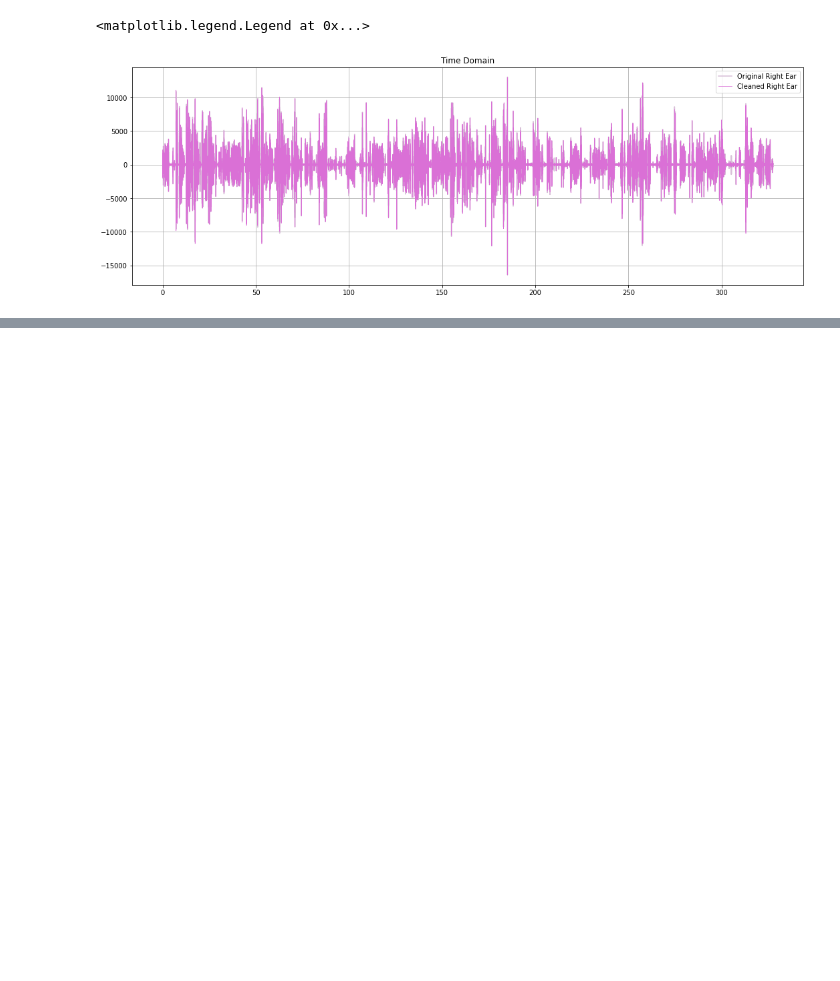
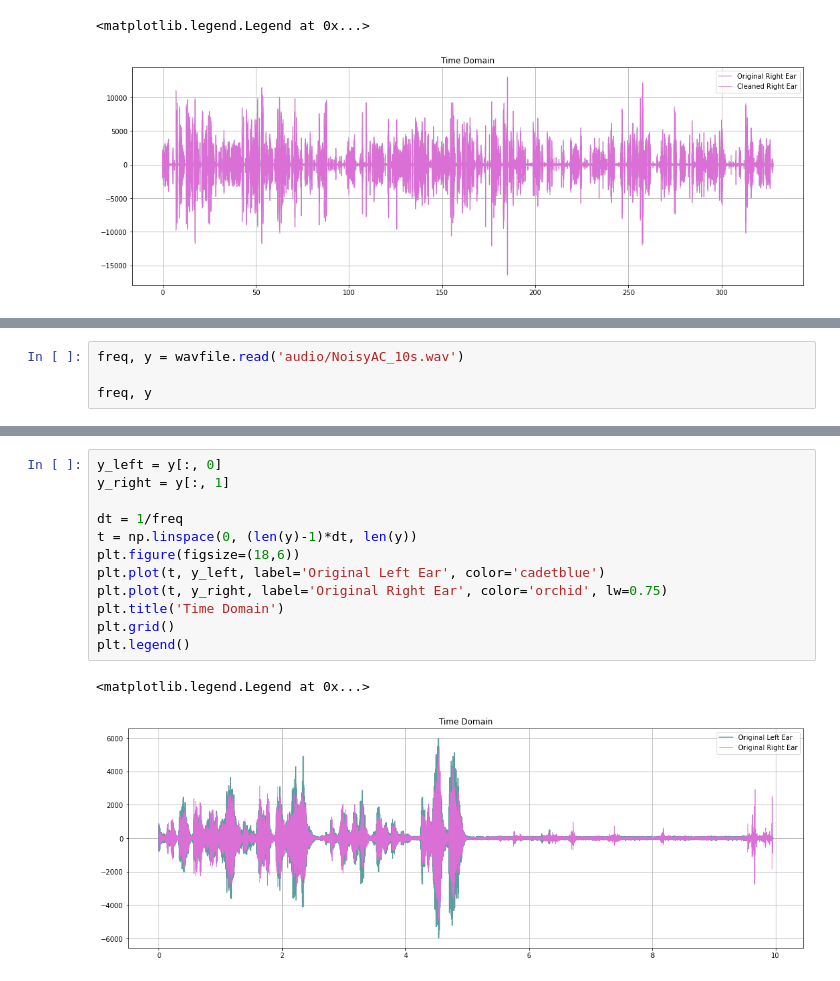
Before and after one commit to suhavni/ssm, a Jupyter notebook: Homework/Homework 3.5.ipynb, the cells around one changed output, grey strips where cells are left out. Cells and saved outputs as stored; diff of their text form; blank space fills up the shorter version.

```diff
--- a/Homework/Homework 3.5.ipynb
+++ b/Homework/Homework 3.5.ipynb
@@ -228,0 +236,4 @@ plt.legend()
+# %%
+freq, y = wavfile.read('audio/NoisyAC_10s.wav')
+
+freq, y
@@ -228,0 +249,15 @@ plt.legend()
+# %%
+y_left = y[:, 0]
+y_right = y[:, 1]
+
+dt = 1/freq
+t = np.linspace(0, (len(y)-1)*dt, len(y))
+plt.figure(figsize=(18,6))
+plt.plot(t, y_left, label='Original Left Ear', color='cadetblue')
+plt.plot(t, y_right, label='Original Right Ear', color='orchid', lw=0.75)
+plt.title('Time Domain')
+plt.grid()
+plt.legend()
+# %% [output]
+<matplotlib.legend.Legend at 0x...>
+[figure, added]
```
Also changed, not shown: parts of 17 cells of this notebook, 3 other files.
